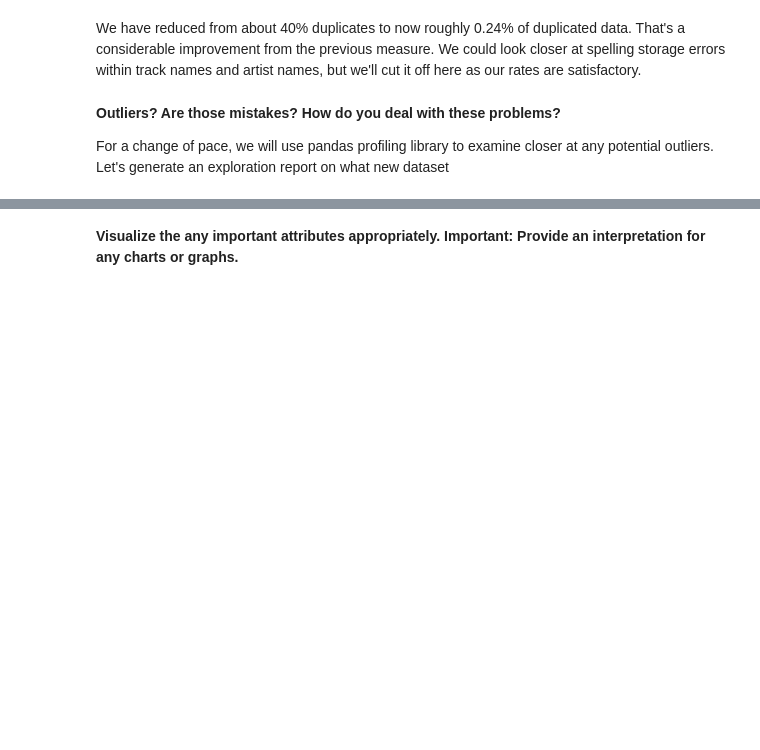
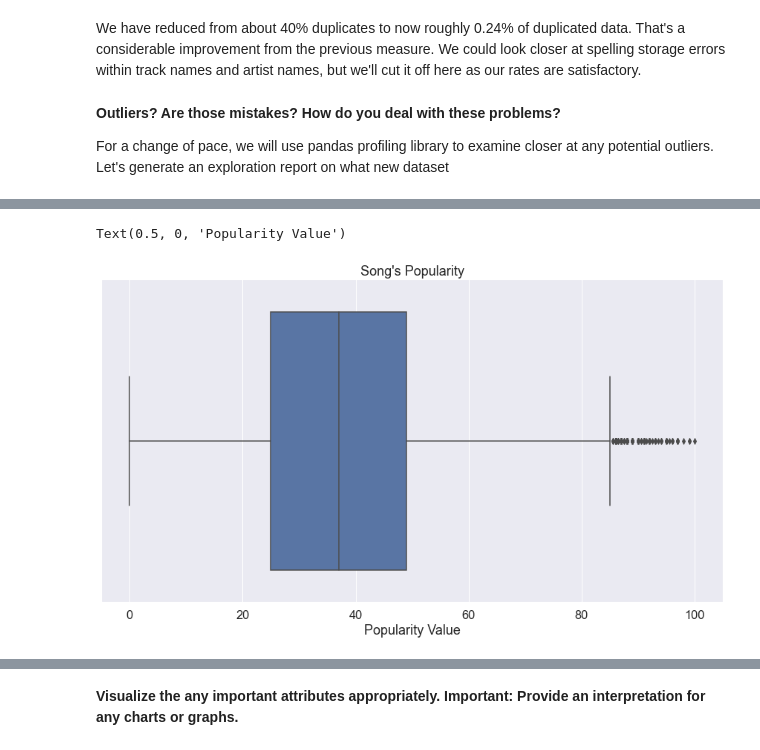
Before and after one commit to xiolett/ML1, a Jupyter notebook: Lab3_Clustering_AssociationRules_Recommenders/Taylor_Lab3.ipynb, the cells around one changed output, grey strips where cells are left out. Drawn from its saved outputs; the diff is of its cells as text; code cells hidden in the pictures; blank space fills up the shorter version.

```diff
--- a/Lab3_Clustering_AssociationRules_Recommenders/Taylor_Lab3.ipynb
+++ b/Lab3_Clustering_AssociationRules_Recommenders/Taylor_Lab3.ipynb
@@ -342,0 +345,7 @@ KeyError: 'target'
+# %%
+p = sns.boxplot(x="popularity", data=numerical_columns)
+p.set_title("Song's Popularity")
+p.set_xlabel("Popularity Value")
+# %% [output]
+Text(0.5, 0, 'Popularity Value')
+[figure, added]
```
Also changed, not shown: parts of 10 cells of this notebook.
